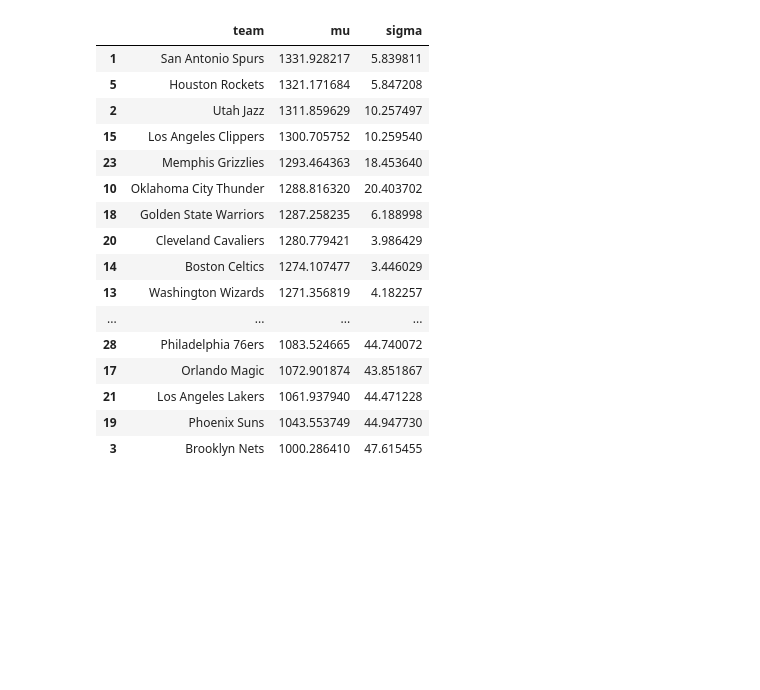
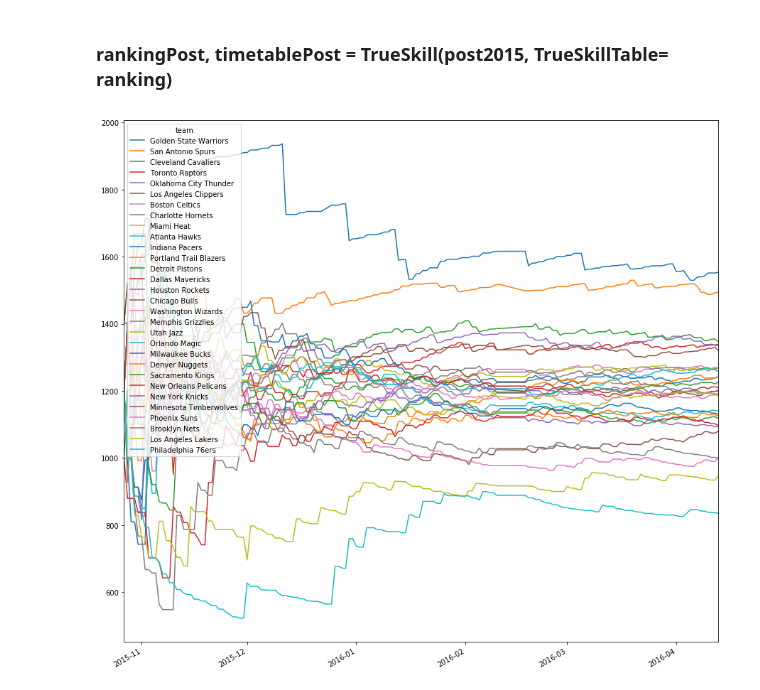
Before and after one commit to pydu-brys/NBA-Analytics, a Jupyter notebook: TrueSkill2.ipynb, the cells around one changed output. Cells and saved outputs as stored; diff of their text form; code cells hidden in the pictures; blank space fills up the shorter version.

Commit message:
plot generated and post season function

```diff
--- a/TrueSkill2.ipynb
+++ b/TrueSkill2.ipynb
@@ -68,7 +76,7 @@ def erfc(x):
     )))
     return 2. - r if x < 0 else r
 # %%
-def TrueSkill(data, TrueSkillTable = 0, beta = 0, eps = 0):
+def TrueSkill(data, TrueSkillTable = 0, eps = 0):
     import copy
     #build Skill Table if not exists
     if type(TrueSkillTable) is not pd.DataFrame:
@@ -76,8 +84,15 @@ def TrueSkill(data, TrueSkillTable = 0, beta = 0, eps = 0):
         TrueSkillTable["team"] = data.away.unique()
         TrueSkillTable["mu"] = 1200.0
         TrueSkillTable["sigma"] = 1200.0/3
-        TrueSkillTable = pd.DataFrame(TrueSkillTable, columns = ["team", "mu", "sigma"])
+        TrueSkillTable["win"] = 0
+        TrueSkillTable["lose"] = 0
+        TrueSkillTable = pd.DataFrame(TrueSkillTable, columns = ["team", "mu", "sigma", "win", "lose"])
         beta = 1200.0/3/2
+    else:
+        teams = data.away.unique()
+        TrueSkillTable = TrueSkillTable.loc[TrueSkillTable['team'].isin(teams)]
+        beta = sum(TrueSkillTable.sigma) / 16.0
+
     #build record mu overtime
     overtimeTable = {}
     overtimeTable["team"] = TrueSkillTable.team
@@ -101,6 +116,9 @@ def TrueSkill(data, TrueSkillTable = 0, beta = 0, eps = 0):
             v = pdf(t - eps)/cdf(t - eps)
             w = v * (v + t - eps)
 
+            TrueSkillTable.loc[TrueSkillTable.team == winTeam, 'win'] += 1
+            TrueSkillTable.loc[TrueSkillTable.team == loseTeam, 'lose'] += 1
+
             TrueSkillTable.loc[TrueSkillTable.team == winTeam, 'mu'] = winMu + (winSigma ** 2) / c * v
             TrueSkillTable.loc[TrueSkillTable.team == loseTeam, 'mu'] = loseMu - (loseSigma ** 2) / c * v
             TrueSkillTable.loc[TrueSkillTable.team == winTeam, 'sigma'] = (winSigma ** 2 * (1 - (winSigma ** 2) / (c ** 2) * w)) **(.5)
@@ -111,9 +129,10 @@ def TrueSkill(data, TrueSkillTable = 0, beta = 0, eps = 0):
     overtimeTable = overtimeTable.set_index('team')
     overtimeTable = overtimeTable.transpose()
     overtimeTable = overtimeTable.sort_index()
+    overtimeTable = overtimeTable.sort_values(by=overtimeTable.index[-1], ascending=False, axis=1)
     TrueSkillTable = TrueSkillTable.sort_values(by = 'mu', ascending = False)
     return (TrueSkillTable, overtimeTable)
 # %%
-#reg2015, post2015 =  collectAndParse(getUrl(2016))
+reg2015, post2015 =  collectAndParse(getUrl(2015))
 
 ranking, timetable = TrueSkill(reg2015)
@@ -122,20 +139,7 @@ rankingPost, timetablePost = TrueSkill(post2015, TrueSkillTable= ranking)
-# %%
-rankingPost
-# %% [output]
-|  | team | mu | sigma |
-| 1 | San Antonio Spurs | 1331.928217 | 5.839811 |
-| 5 | Houston Rockets | 1321.171684 | 5.847208 |
-| 2 | Utah Jazz | 1311.859629 | 10.257497 |
-| 15 | Los Angeles Clippers | 1300.705752 | 10.259540 |
-| 23 | Memphis Grizzlies | 1293.464363 | 18.453640 |
-| 10 | Oklahoma City Thunder | 1288.816320 | 20.403702 |
-| 18 | Golden State Warriors | 1287.258235 | 6.188998 |
-| 20 | Cleveland Cavaliers | 1280.779421 | 3.986429 |
-| 14 | Boston Celtics | 1274.107477 | 3.446029 |
-| 13 | Washington Wizards | 1271.356819 | 4.182257 |
-| ... | ... | ... | ... |
-| 28 | Philadelphia 76ers | 1083.524665 | 44.740072 |
-| 17 | Orlando Magic | 1072.901874 | 43.851867 |
-| 21 | Los Angeles Lakers | 1061.937940 | 44.471228 |
-| 19 | Phoenix Suns | 1043.553749 | 44.947730 |
-| 3 | Brooklyn Nets | 1000.286410 | 47.615455 |
+# %% [markdown]
+### rankingPost, timetablePost = TrueSkill(post2015, TrueSkillTable= ranking)
+# %%
+timetable[list(timetable.columns[0:31])].plot(figsize = (15,15))
+plt.show()
+# %% [output]
+[figure, added]
```
Also changed, not shown: parts of 5 cells of this notebook.
